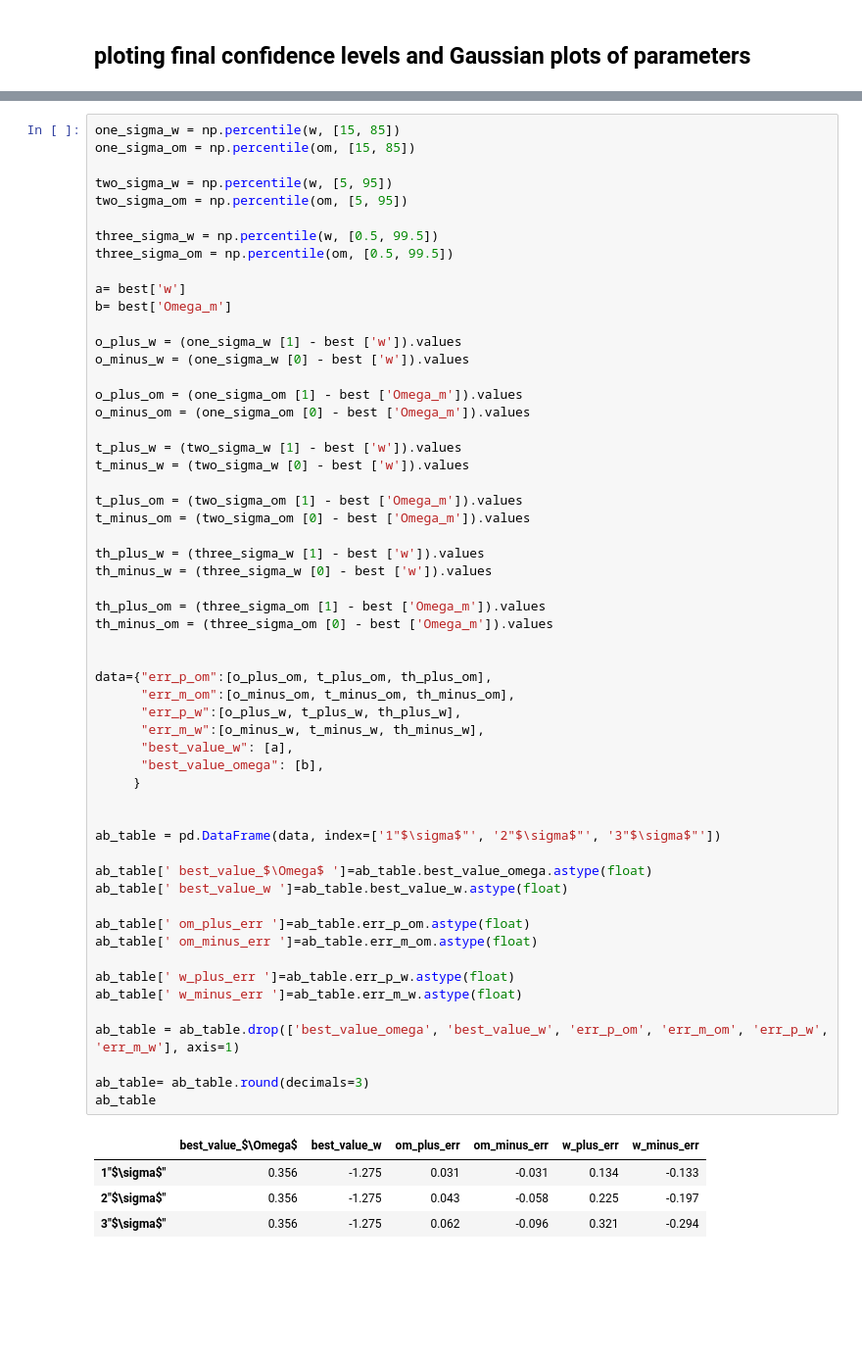
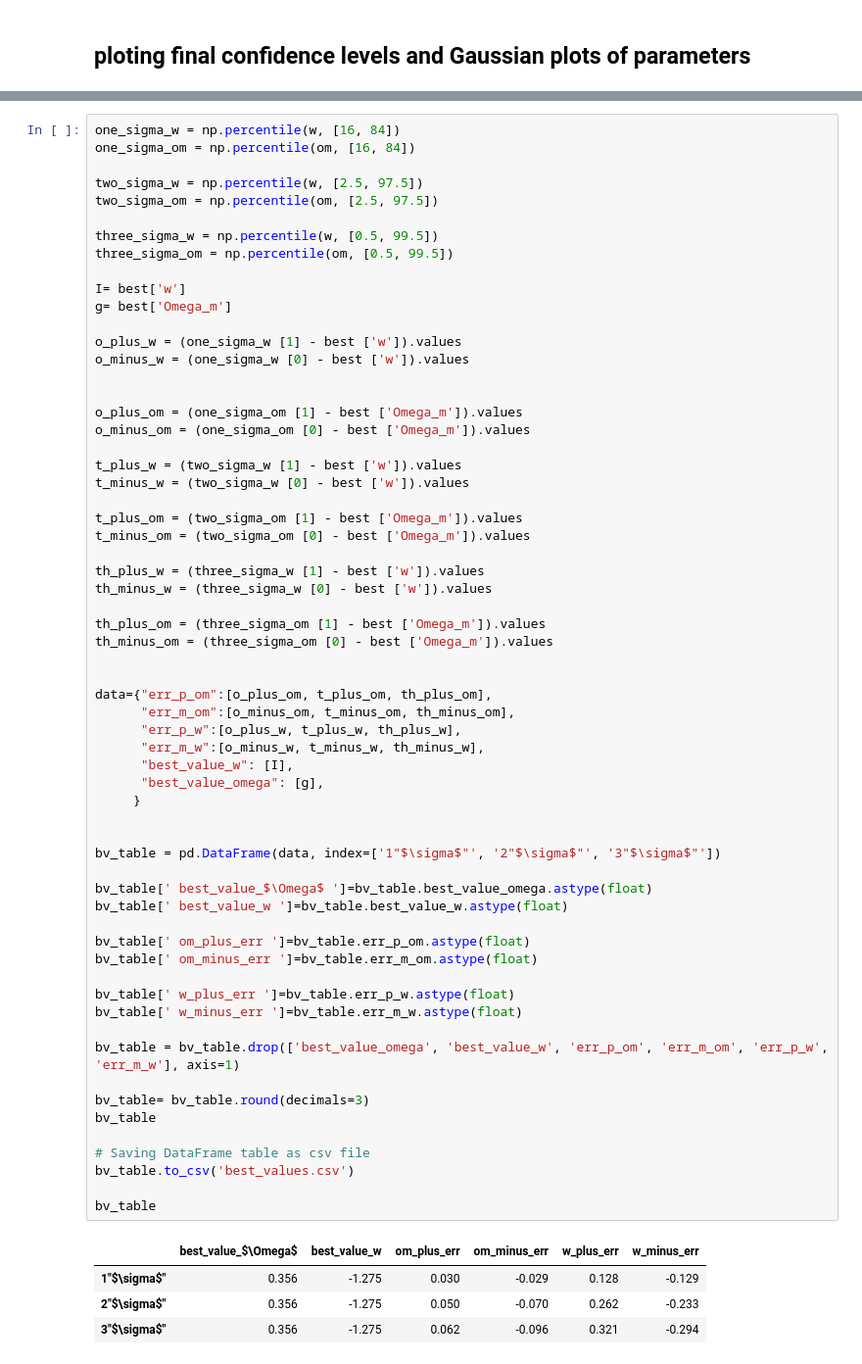
Before and after one commit to nooshinehz/Best_values_and_contours, a Jupyter notebook: countors_MCMC.ipynb, the cells around one changed output, grey strips where cells are left out. Shown: that part at 98% size. Cells and saved outputs as stored; diff of their text form; blank space fills up the shorter version.

```diff
--- a/countors_MCMC.ipynb
+++ b/countors_MCMC.ipynb
@@ -255,61 +191,67 @@ plt.savefig('contours.eps', bbox_inches="tight", format='eps' )
 # %%
-one_sigma_w = np.percentile(w, [15, 85])
-one_sigma_om = np.percentile(om, [15, 85])
+one_sigma_w = np.percentile(w, [16, 84])
+one_sigma_om = np.percentile(om, [16, 84])
 
-two_sigma_w = np.percentile(w, [5, 95])
-two_sigma_om = np.percentile(om, [5, 95])
+two_sigma_w = np.percentile(w, [2.5, 97.5])
+two_sigma_om = np.percentile(om, [2.5, 97.5])
 
 three_sigma_w = np.percentile(w, [0.5, 99.5])
 three_sigma_om = np.percentile(om, [0.5, 99.5])
 
-a= best['w']
-b= best['Omega_m']
+I= best['w']
+g= best['Omega_m']
 
 o_plus_w = (one_sigma_w [1] - best ['w']).values
 o_minus_w = (one_sigma_w [0] - best ['w']).values
+
 
 o_plus_om = (one_sigma_om [1] - best ['Omega_m']).values
 o_minus_om = (one_sigma_om [0] - best ['Omega_m']).values
 
 t_plus_w = (two_sigma_w [1] - best ['w']).values
 t_minus_w = (two_sigma_w [0] - best ['w']).values
 
 t_plus_om = (two_sigma_om [1] - best ['Omega_m']).values
 t_minus_om = (two_sigma_om [0] - best ['Omega_m']).values
 
 th_plus_w = (three_sigma_w [1] - best ['w']).values
 th_minus_w = (three_sigma_w [0] - best ['w']).values
 
 th_plus_om = (three_sigma_om [1] - best ['Omega_m']).values
 th_minus_om = (three_sigma_om [0] - best ['Omega_m']).values
 
 
 data={"err_p_om":[o_plus_om, t_plus_om, th_plus_om],
       "err_m_om":[o_minus_om, t_minus_om, th_minus_om],
       "err_p_w":[o_plus_w, t_plus_w, th_plus_w],
       "err_m_w":[o_minus_w, t_minus_w, th_minus_w],
-      "best_value_w": [a],
-      "best_value_omega": [b],
+      "best_value_w": [I],
+      "best_value_omega": [g],
      }
 
 
-ab_table = pd.DataFrame(data, index=['1"$\sigma$"', '2"$\sigma$"', '3"$\sigma$"'])
+bv_table = pd.DataFrame(data, index=['1"$\sigma$"', '2"$\sigma$"', '3"$\sigma$"'])
 
-ab_table[' best_value_$\Omega$ ']=ab_table.best_value_omega.astype(float)
-ab_table[' best_value_w ']=ab_table.best_value_w.astype(float)
+bv_table[' best_value_$\Omega$ ']=bv_table.best_value_omega.astype(float)
+bv_table[' best_value_w ']=bv_table.best_value_w.astype(float)
 
-ab_table[' om_plus_err ']=ab_table.err_p_om.astype(float)
-ab_table[' om_minus_err ']=ab_table.err_m_om.astype(float)
+bv_table[' om_plus_err ']=bv_table.err_p_om.astype(float)
+bv_table[' om_minus_err ']=bv_table.err_m_om.astype(float)
 
-ab_table[' w_plus_err ']=ab_table.err_p_w.astype(float)
-ab_table[' w_minus_err ']=ab_table.err_m_w.astype(float)
+bv_table[' w_plus_err ']=bv_table.err_p_w.astype(float)
+bv_table[' w_minus_err ']=bv_table.err_m_w.astype(float)
 
-ab_table = ab_table.drop(['best_value_omega', 'best_value_w', 'err_p_om', 'err_m_om', 'err_p_w', 'err_m_w'], axis=1)
+bv_table = bv_table.drop(['best_value_omega', 'best_value_w', 'err_p_om', 'err_m_om', 'err_p_w', 'err_m_w'], axis=1)
 
-ab_table= ab_table.round(decimals=3)
-ab_table
+bv_table= bv_table.round(decimals=3)
+bv_table
+
+# Saving DataFrame table as csv file
+bv_table.to_csv('best_values.csv')
+
+bv_table
 # %% [output]
 |  | best_value_$\Omega$ | best_value_w | om_plus_err | om_minus_err | w_plus_err | w_minus_err |
-| 1"$\sigma$" | 0.356 | -1.275 | 0.031 | -0.031 | 0.134 | -0.133 |
-| 2"$\sigma$" | 0.356 | -1.275 | 0.043 | -0.058 | 0.225 | -0.197 |
+| 1"$\sigma$" | 0.356 | -1.275 | 0.030 | -0.029 | 0.128 | -0.129 |
+| 2"$\sigma$" | 0.356 | -1.275 | 0.050 | -0.070 | 0.262 | -0.233 |
 | 3"$\sigma$" | 0.356 | -1.275 | 0.062 | -0.096 | 0.321 | -0.294 |
```
Also changed, not shown: parts of 15 cells of this notebook, 3 other files.
